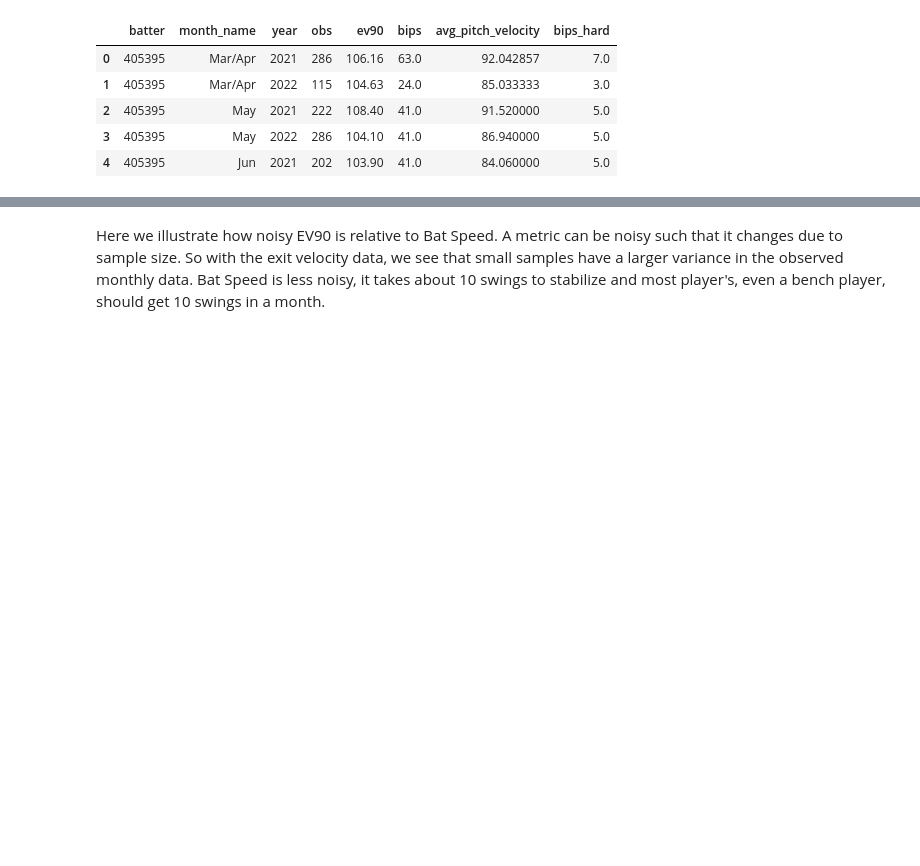
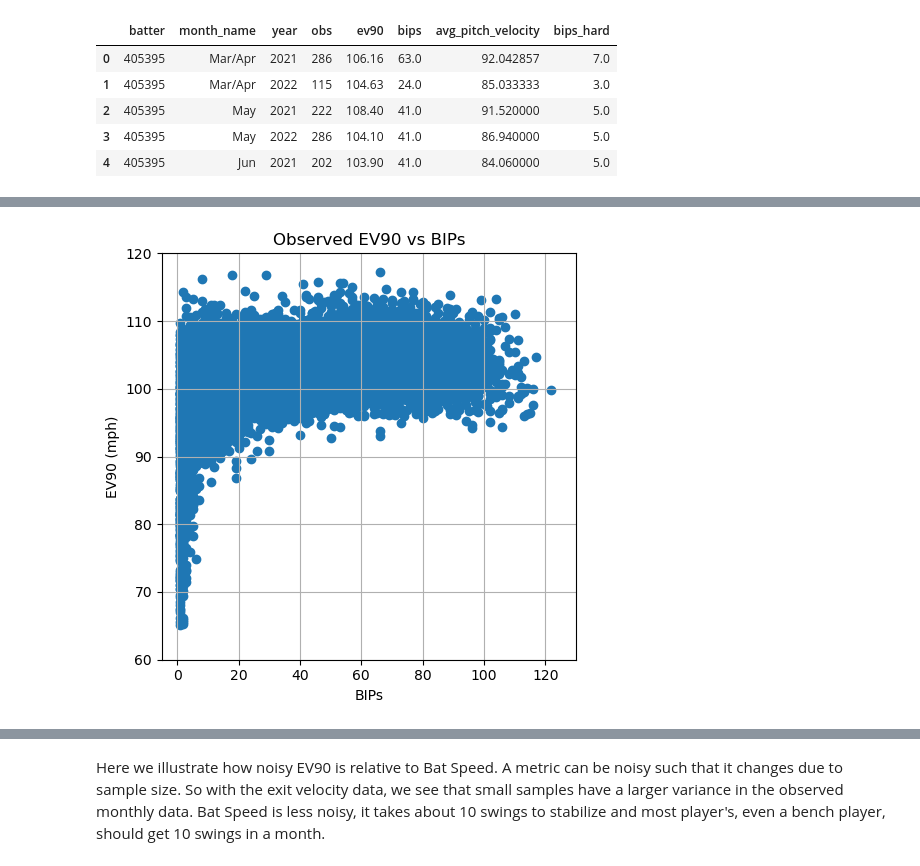
Before and after one commit to remmertjack/portfolio, a Jupyter notebook: batspeed/data/pull_data.ipynb, the cells around one changed output, grey strips where cells are left out. Saved outputs shown, nothing was run; the diff lists cells and outputs as text; code cells hidden in the pictures; blank space fills up the shorter version.

```diff
--- a/batspeed/data/pull_data.ipynb
+++ b/batspeed/data/pull_data.ipynb
@@ -287,0 +295,13 @@ plt.tight_layout()
+# %%
+fig, ax = plt.subplots(1, 1, figsize=(5,5))
+
+ax.scatter(df['bips'], df['ev90'])
+ax.set_xlabel('BIPs')
+ax.set_ylabel('EV90 (mph)')
+ax.set_title('Observed EV90 vs BIPs')
+ax.set_xlim(-5, 130)
+ax.set_ylim(60, 120)
+ax.grid()
+plt.tight_layout()
+# %% [output]
+[figure, added]
```
Also changed, not shown: parts of 24 cells of this notebook, 2 other files.
